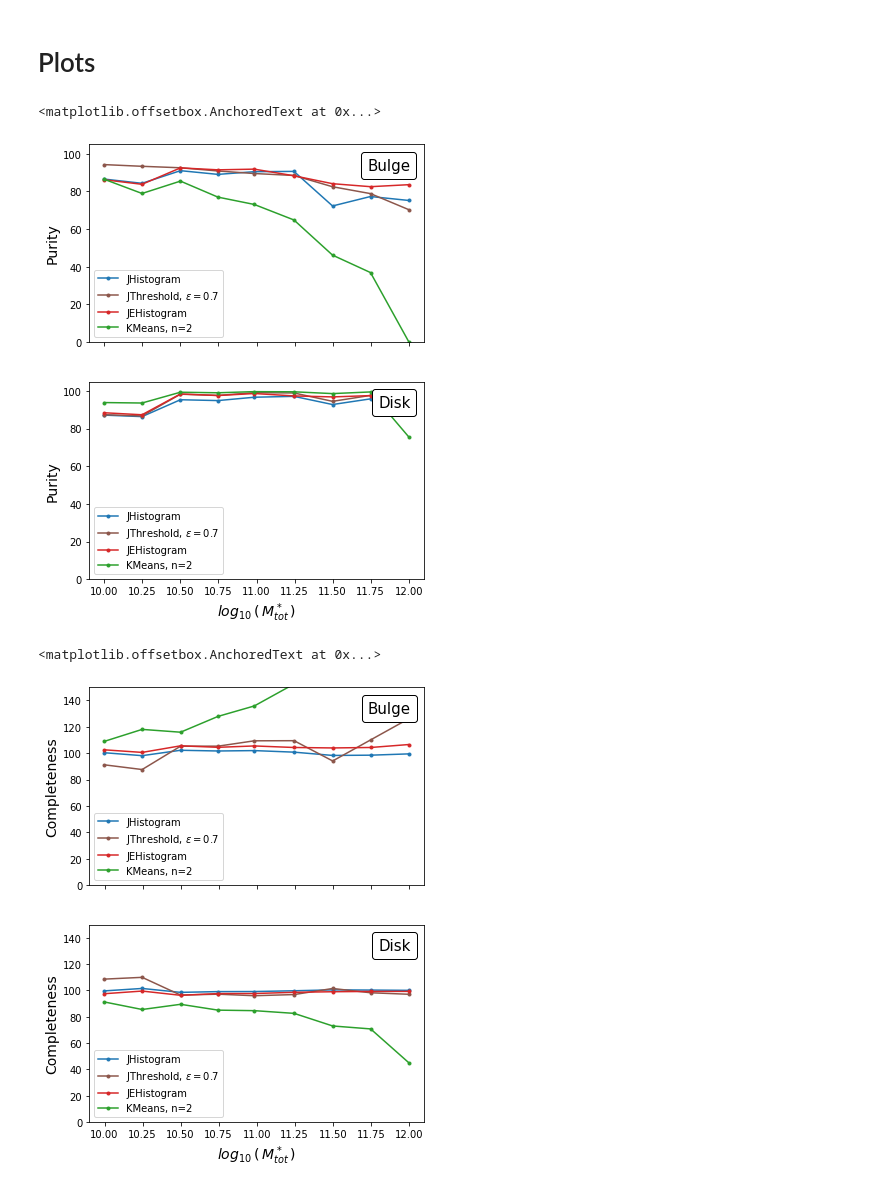
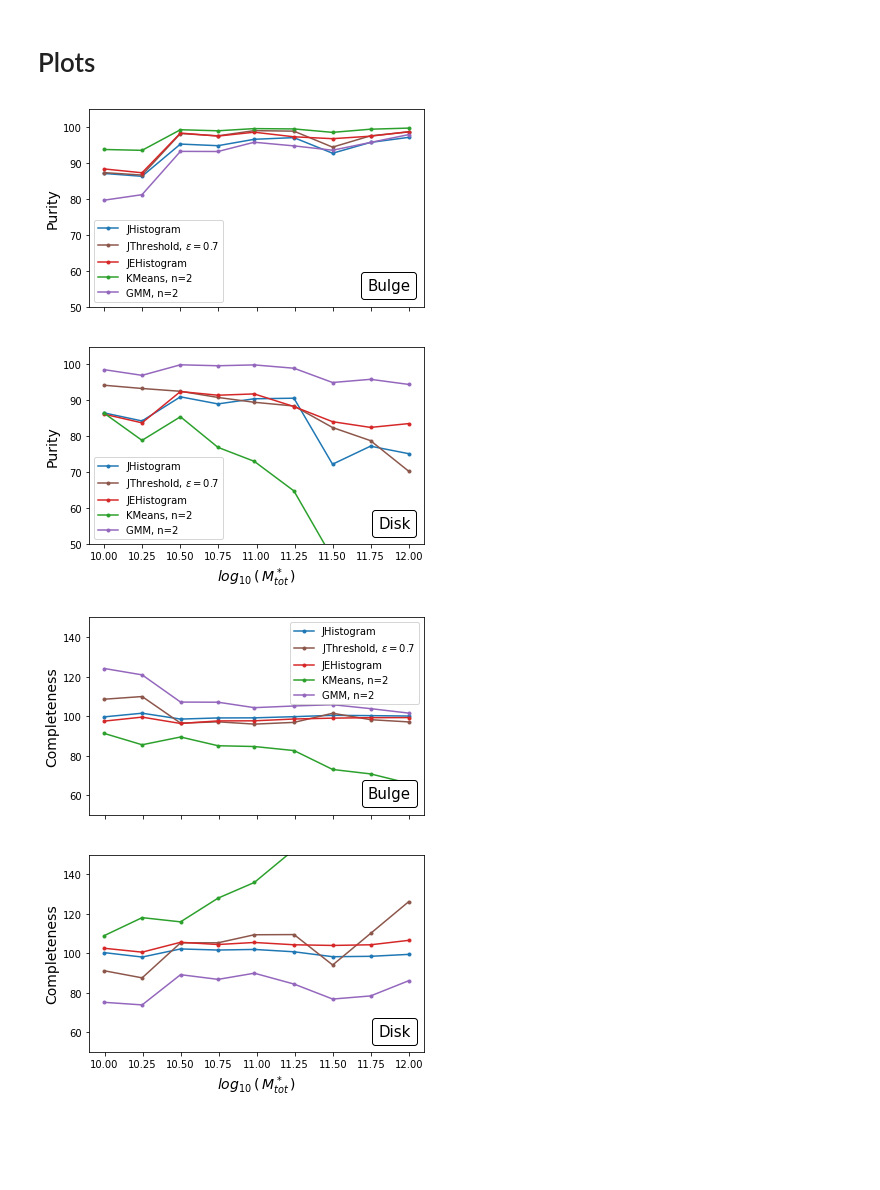
Before and after one commit to antotaverna/gchop_paper, a Jupyter notebook: galaxies_agama/pyc.ipynb, the cells around one changed output. Drawn from its saved outputs; the diff is of its cells as text; code cells hidden in the pictures; blank space fills up the shorter version.

Commit message:
plots p y c

```diff
--- a/galaxies_agama/pyc.ipynb
+++ b/galaxies_agama/pyc.ipynb
@@ -224,10 +229,10 @@ df_prec_bulge
 # %% [markdown]
 # Tabla ReCall
 # %%
-df = pd.DataFrame(columns=['JHistogram', 'JThreshold', 'JEHistogram', 'KMeans'],
+dfb = pd.DataFrame(columns=['JHistogram', 'JThreshold', 'JEHistogram', 'KMeans', 'GaussianMixture'],
              index=['Agama01', 'Agama02', 'Agama03', 'Agama04','Agama05', 'Agama06',
                     'Agama07', 'Agama08', 'Agama09'])
-df0 = pd.DataFrame(columns=['JHistogram', 'JThreshold', 'JEHistogram', 'KMeans'],
+dfd = pd.DataFrame(columns=['JHistogram', 'JThreshold', 'JEHistogram', 'KMeans', 'GaussianMixture'],
              index=['Agama01', 'Agama02', 'Agama03', 'Agama04','Agama05', 'Agama06',
                     'Agama07', 'Agama08', 'Agama09'])
 #------------------------------------------
@@ -257,7 +262,7 @@ def rec0(y_true,y_pred):
 #------------------------------------------
 
 gal = [dfs01,dfs02,dfs03,dfs04,dfs05,dfs06,dfs07,dfs08,dfs09]
-model = ['label_JHistogram','label_JThreshold','label_JEHistogram','label_KMeans']
+model = ['label_JHistogram','label_JThreshold','label_JEHistogram','label_KMeans', 'label_GaussianMixture']
 
 
 for idg,g in enumerate(gal):
@@ -266,20 +271,15 @@ for idg,g in enumerate(gal):
         y_true=g['label_Agama']
         #y_pred=dfs01[m]
         y_pred=g[m]
-        if(idg==3 or idg==4 or idg==5):
-            if(idm==3):
-                #df--> prec0-----------------------
-                print('label cambiado',idg,idm, m)
-                y_pred=np.abs(g[m]-1)
 
         #df.iloc[idg,idm] = recall(y_true, y_pred) #bulge
-        df.iloc[idg,idm] = rec1(y_true, y_pred) #bulge
-        df0.iloc[idg,idm] = rec0(y_true, y_pred) #disk
+        dfd.iloc[idg,idm] = rec1(y_true, y_pred) #bulge
+        dfb.iloc[idg,idm] = rec0(y_true, y_pred) #disk
         #print(idg,idm, m)
 
 
 
 pd.options.display.float_format = '{:,.3f}'.format
 
-df_rec_bulge = df
-df_rec_disk = df0
+df_rec_bulge = dfb
+df_rec_disk = dfd
@@ -354,17 +350,20 @@ JH = df_prec_bulge.iloc[:,0]*100.
 JT = df_prec_bulge.iloc[:,1]*100.
 JE = df_prec_bulge.iloc[:,2]*100.
 KM = df_prec_bulge.iloc[:,3]*100.
+GMM = df_prec_bulge.iloc[:,4]*100.
 
 ax1.plot(gal,JH,'.-',label='JHistogram', color='C0')
 ax1.plot(gal,JT,'.-',label='JThreshold, $\epsilon=0.7$', color='C5')
 ax1.plot(gal,JE,'.-',label='JEHistogram', color='C3')
 ax1.plot(gal,KM,'.-',label='KMeans, n=2', color='C2')
-ax1.set_ylim(0.0,105)
+ax1.plot(gal,GMM,'.-',label='GMM, n=2', color='C4')
+
+ax1.set_ylim(50,105)
 ax1.set_ylabel('Purity', fontsize=14)
 ax2.set_xlabel(r'$log_{10}\,(\,M^*_{tot}\,)$', fontsize=14)
 ax1.legend()
 
-at = AnchoredText("Bulge", prop=dict(size=15), frameon=True, loc='upper right')
+at = AnchoredText("Bulge", prop=dict(size=15), frameon=True, loc='lower right')
 at.patch.set_boxstyle("round,pad=0.,rounding_size=0.2")
 ax1.add_artist(at)
 
@@ -373,22 +372,24 @@ JH = df_prec_disk.iloc[:,0]*100.
 JT = df_prec_disk.iloc[:,1]*100.
 JE = df_prec_disk.iloc[:,2]*100.
 KM = df_prec_disk.iloc[:,3]*100.
-#C1:AGMM; C4:GMM
+GMM = df_prec_disk.iloc[:,4]*100.
+#C1:AGMM
 ax2.plot(gal,JH,'.-',label='JHistogram', color='C0')
 ax2.plot(gal,JT,'.-',label='JThreshold, $\epsilon=0.7$', color='C5')
 ax2.plot(gal,JE,'.-',label='JEHistogram', color='C3')
 ax2.plot(gal,KM,'.-',label='KMeans, n=2', color='C2')
-ax2.set_ylim(0.0,105)
+ax2.plot(gal,GMM,'.-',label='GMM, n=2', color='C4')
+ax2.set_ylim(50,105)
 ax2.set_ylabel('Purity', fontsize=14)
 ax2.set_xlabel(r'$log_{10}\,(\,M^*_{tot}\,)$', fontsize=14)
 ax2.legend()
 
-at = AnchoredText("Disk", prop=dict(size=15), frameon=True, loc='upper right')
+at = AnchoredText("Disk", prop=dict(size=15), frameon=True, loc='lower right')
 at.patch.set_boxstyle("round,pad=0.,rounding_size=0.2")
 ax2.add_artist(at)
+#plt.savefig('purity.png')
 # %% [output]
-<matplotlib.offsetbox.AnchoredText at 0x...>
-[figure, old version]
+[figure, new version]
 # %%
 fig, (ax1, ax2) = plt.subplots(2, sharex=True,figsize=(6,8))
 
@@ -400,38 +401,44 @@ JH = df_rec_bulge.iloc[:,0]*100.
 JT = df_rec_bulge.iloc[:,1]*100.
 JE = df_rec_bulge.iloc[:,2]*100.
 KM = df_rec_bulge.iloc[:,3]*100.
+GMM = df_rec_bulge.iloc[:,4]*100.
 
 ax1.plot(gal,JH,'.-',label='JHistogram', color='C0')
 ax1.plot(gal,JT,'.-',label='JThreshold, $\epsilon=0.7$', color='C5')
 ax1.plot(gal,JE,'.-',label='JEHistogram', color='C3')
 ax1.plot(gal,KM,'.-',label='KMeans, n=2', color='C2')
-ax1.set_ylim(0.0,150)
+ax1.plot(gal,GMM,'.-',label='GMM, n=2', color='C4')
+
+ax1.set_ylim(50,150)
 ax1.set_ylabel('Completeness', fontsize=14)
 ax1.legend()
 
-at = AnchoredText("Bulge", prop=dict(size=15), frameon=True, loc='upper right')
+at = AnchoredText("Bulge", prop=dict(size=15), frameon=True, loc='lower right')
 at.patch.set_boxstyle("round,pad=0.,rounding_size=0.2")
 ax1.add_artist(at)
 
 
 #--------------------------------
 JH = df_rec_disk.iloc[:,0]*100.
 JT = df_rec_disk.iloc[:,1]*100.
 JE = df_rec_disk.iloc[:,2]*100.
 KM = df_rec_disk.iloc[:,3]*100.
+GMM = df_rec_disk.iloc[:,4]*100.
 
 ax2.plot(gal,JH,'.-',label='JHistogram', color='C0')
 ax2.plot(gal,JT,'.-',label='JThreshold, $\epsilon=0.7$', color='C5')
 ax2.plot(gal,JE,'.-',label='JEHistogram', color='C3')
 ax2.plot(gal,KM,'.-',label='KMeans, n=2', color='C2')
-ax2.set_ylim(0.0,150)
+ax2.plot(gal,GMM,'.-',label='GMM, n=2', color='C4')
+
+ax2.set_ylim(50,150)
 ax2.set_xlabel(r'$log_{10}\,(\,M^*_{tot}\,)$', fontsize=14)
 ax2.set_ylabel('Completeness', fontsize=14)
-ax2.legend()
+#ax2.legend()
 
-at = AnchoredText("Disk", prop=dict(size=15), frameon=True, loc='upper right')
+at = AnchoredText("Disk", prop=dict(size=15), frameon=True, loc='lower right')
 at.patch.set_boxstyle("round,pad=0.,rounding_size=0.2")
 ax2.add_artist(at)
+#plt.savefig('completeness.png')
 # %% [output]
-<matplotlib.offsetbox.AnchoredText at 0x...>
-[figure, old version]
+[figure, new version]
```
Also changed, not shown: parts of 8 cells of this notebook, 2 other files.
